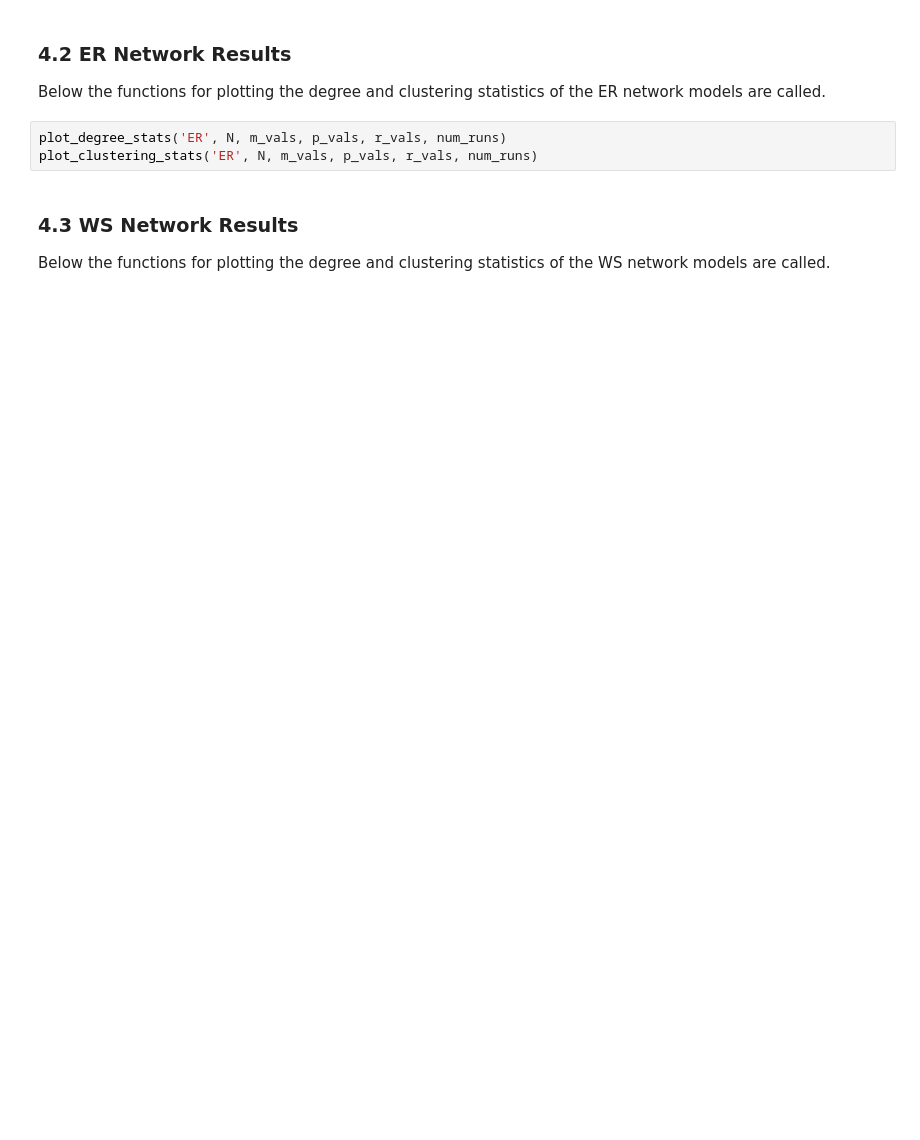
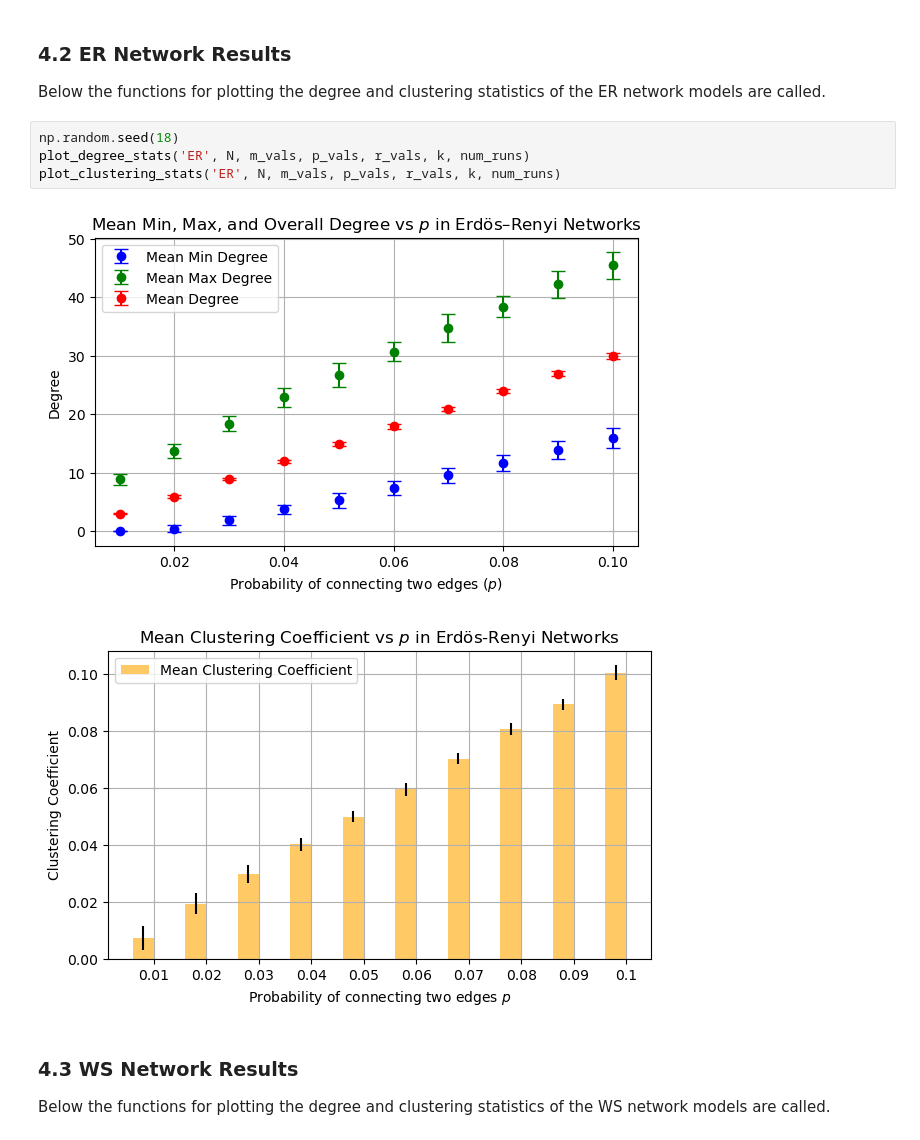
Before and after one commit to marv50/farv, a Jupyter notebook: Intro_Assignment_2.ipynb, the cells around one changed output. Drawn from its saved outputs; the diff is of its cells as text; blank space fills up the shorter version.

```diff
--- a/Intro_Assignment_2.ipynb
+++ b/Intro_Assignment_2.ipynb
@@ -1877,8 +1905,12 @@ plot_clustering_stats('BA', N, m_vals, p_vals, r_vals, num_runs)
 ### 4.2 ER Network Results
 Below the functions for plotting the degree and clustering statistics of the ER network models are called.
 # %%
-plot_degree_stats('ER', N, m_vals, p_vals, r_vals, num_runs)
-plot_clustering_stats('ER', N, m_vals, p_vals, r_vals, num_runs)
+np.random.seed(18)
+plot_degree_stats('ER', N, m_vals, p_vals, r_vals, k, num_runs)
+plot_clustering_stats('ER', N, m_vals, p_vals, r_vals, k, num_runs)
+# %% [output]
+[figure, added]
+[figure, added]
 # %% [markdown]
 ### 4.3 WS Network Results
 Below the functions for plotting the degree and clustering statistics of the WS network models are called.
```
Also changed, not shown: parts of 17 cells of this notebook.
